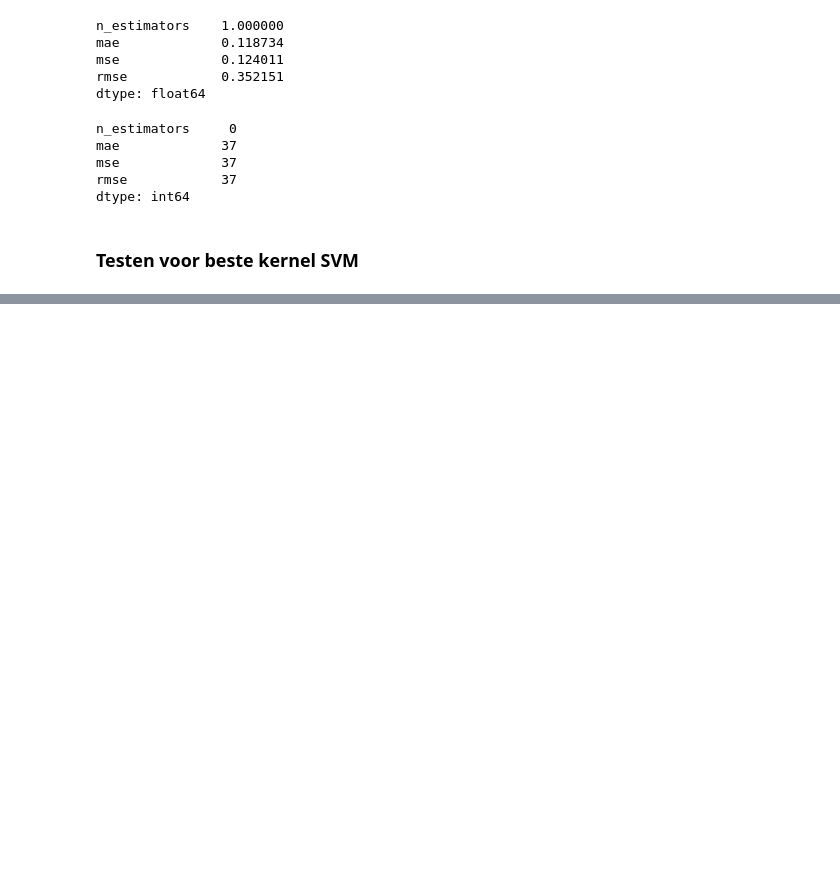
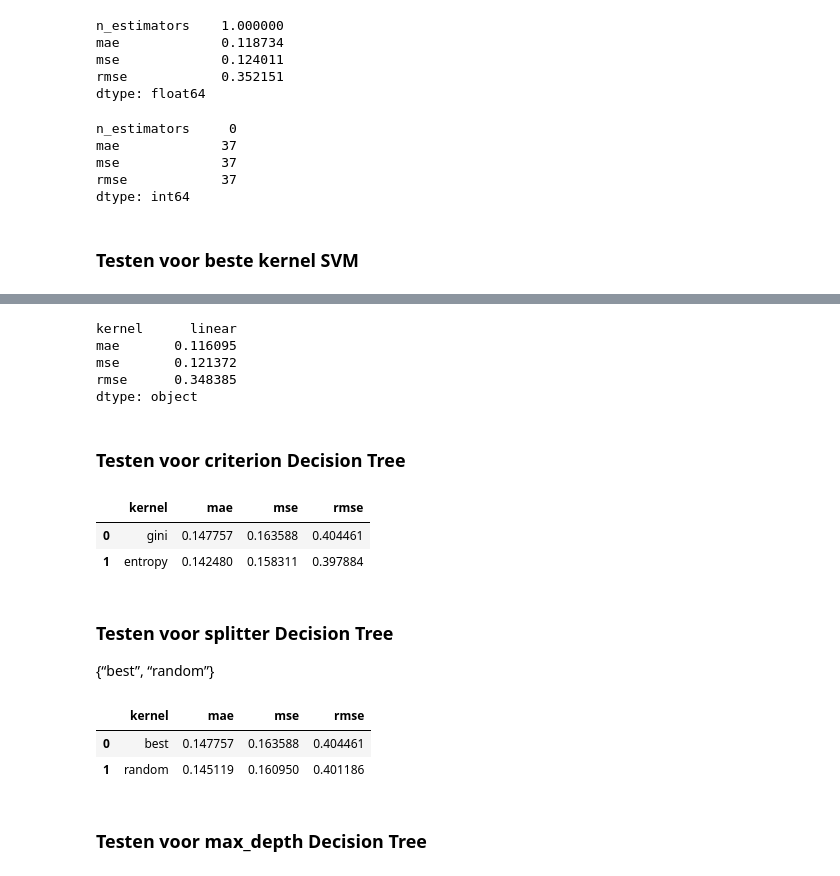
Before and after one commit to RemcoDewlde/introduction_to_machine-learning_windesheim, a Jupyter notebook: machine_learning.ipynb, the cells around one changed output, grey strips where cells are left out. Saved outputs shown, nothing was run; the diff lists cells and outputs as text; code cells hidden in the pictures; blank space fills up the shorter version.

```diff
--- a/machine_learning.ipynb
+++ b/machine_learning.ipynb
@@ -554,0 +557,8 @@ svm_df
+# %%
+svm_df.min()
+# %% [output]
+kernel      linear
+mae       0.116095
+mse       0.121372
+rmse      0.348385
+dtype: object
@@ -554,0 +567,20 @@ svm_df
+# %% [markdown]
+### Testen voor criterion Decision Tree
+# %%
+cirterion = ['gini', 'entropy']
+data = []
+
+
+for i in cirterion:
+    classifier = DecisionTreeClassifier(criterion=i, random_state=SEED)
+    classifier.fit(X_train, y_train)
+    y_pred_tree = classifier.predict(X_test)
+    serie = pd.Series([i, mean_absolute_error(y_test, y_pred_tree), mean_squared_error(y_test, y_pred_tree), np.sqrt(mean_squared_error(y_test, y_pred_tree))], index=['kernel', 'mae', 'mse', 'rmse'])
+    data.append(serie)
+# %%
+cirterion_df = pd.DataFrame(data)
+cirterion_df
+# %% [output]
+|  | kernel | mae | mse | rmse |
+| 0 | gini | 0.147757 | 0.163588 | 0.404461 |
+| 1 | entropy | 0.142480 | 0.158311 | 0.397884 |
@@ -554,0 +589,3 @@ svm_df
+# %% [markdown]
+### Testen voor splitter Decision Tree
+{“best”, “random”}
@@ -554,0 +603,7 @@ svm_df
+# %%
+splitter_df = pd.DataFrame(data)
+splitter_df
+# %% [output]
+|  | kernel | mae | mse | rmse |
+| 0 | best | 0.147757 | 0.163588 | 0.404461 |
+| 1 | random | 0.145119 | 0.160950 | 0.401186 |
@@ -554,0 +612,2 @@ svm_df
+# %% [markdown]
+### Testen voor max_depth Decision Tree
```
Also changed, not shown: parts of 16 cells of this notebook.
